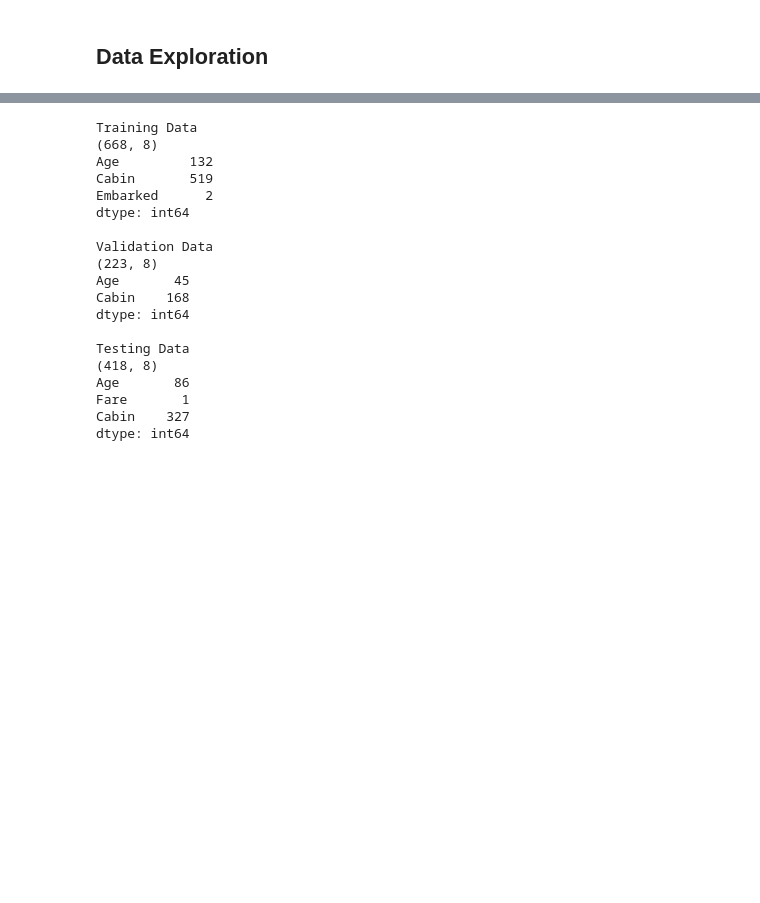
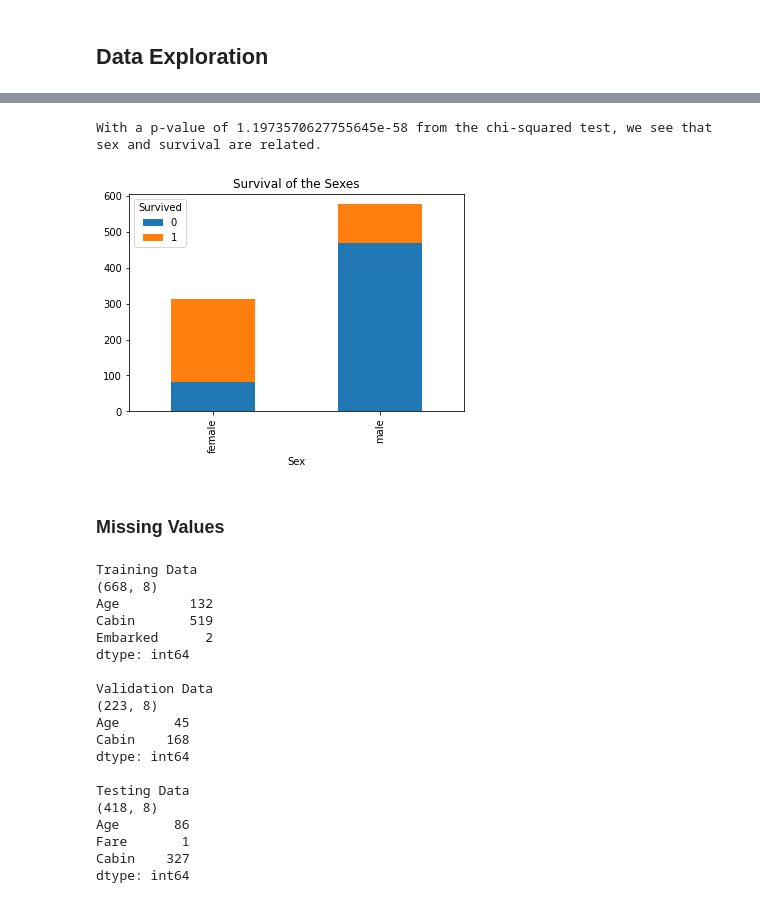
Before and after one commit to spencerhaich/Machine-Learning, a Jupyter notebook: titanic-machine-learning-practice-project.ipynb, the cells around one changed output, grey strips where cells are left out. Cells and saved outputs as stored; diff of their text form; code cells hidden in the pictures; blank space fills up the shorter version.

```diff
--- a/titanic-machine-learning-practice-project.ipynb
+++ b/titanic-machine-learning-practice-project.ipynb
@@ -45,3 +66,14 @@ gs = pd.read_csv('../input/titanic/gender_submission.csv')
+# %%
+# Simpler method to generate bar plot of those of each sex that survived along with chi-squared value
+sex_survive = pd.crosstab(train['Sex'],train['Survived'])
+sex_survive.plot.bar(stacked=True, title='Survival of the Sexes')
+chi2, p, dof, exp = stats.chi2_contingency(sex_survive)
+print('With a p-value of '+str(p)+' from the chi-squared test, we see that sex and survival are related.')
+# %% [output]
+With a p-value of 1.1973570627755645e-58 from the chi-squared test, we see that sex and survival are related.
+[figure, added]
+# %% [markdown]
+### Missing Values
 # %%
 # Checking for columns with missing values
 print('Training Data')
```
Also changed, not shown: parts of 18 cells of this notebook.
